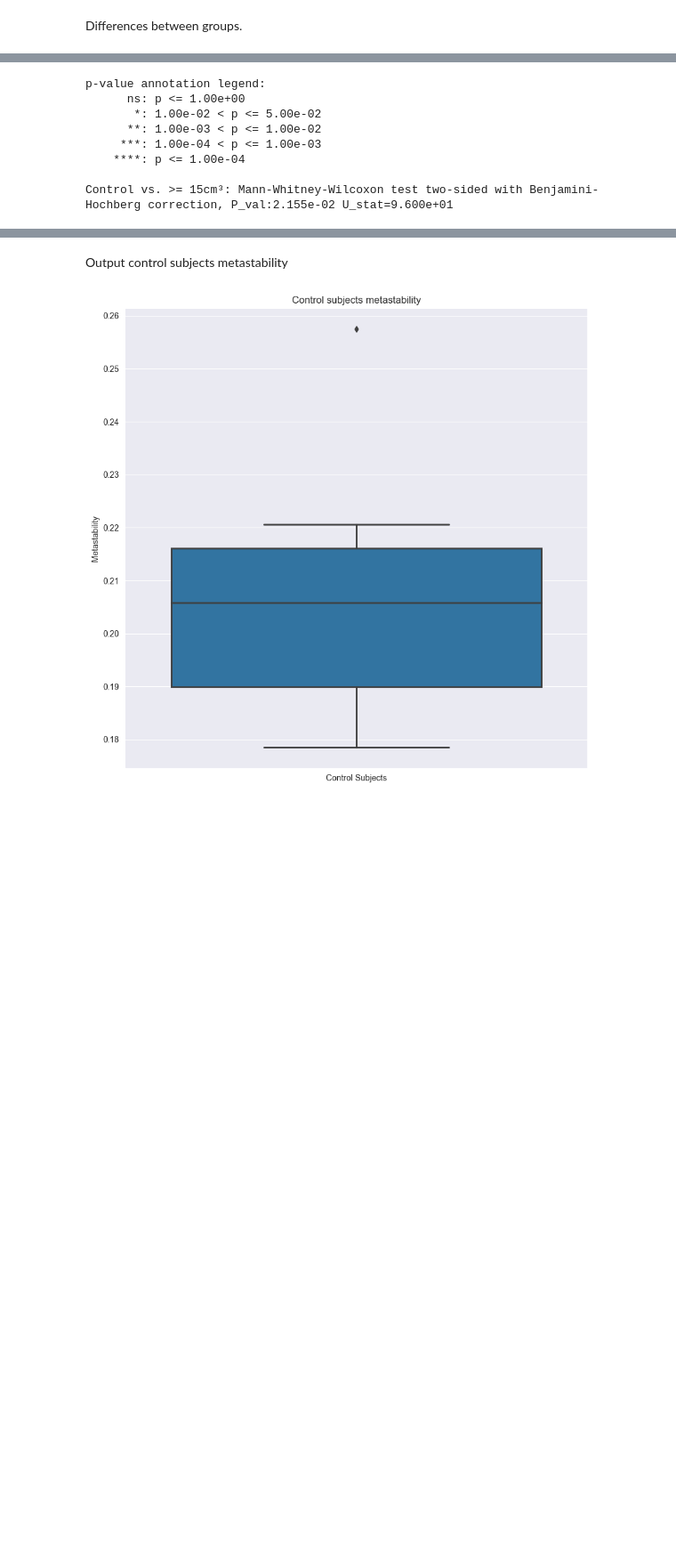
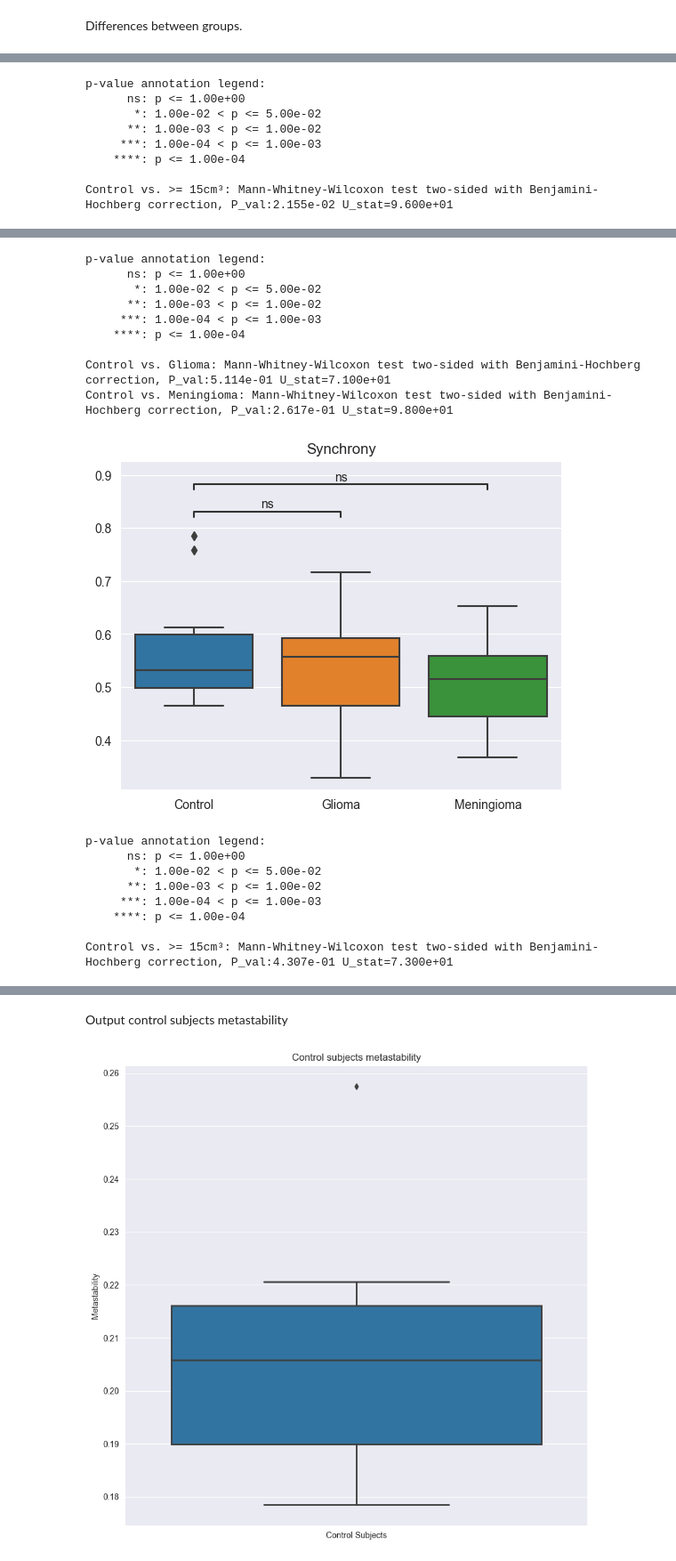
Before and after one commit to ajunca/BrainTumor, a Jupyter notebook: computations/metastability/metastability_basic.ipynb, the cells around one changed output, grey strips where cells are left out. Shown at 89% size. Cells and saved outputs as stored; diff of their text form; code cells hidden in the pictures; blank space fills up the shorter version.

```diff
--- a/computations/metastability/metastability_basic.ipynb
+++ b/computations/metastability/metastability_basic.ipynb
@@ -19,30 +19,67 @@ plotComparisonAcrossLabels2(
 )
 
 plotComparisonAcrossLabels2(
     {
         'Control': [v.metastability for k, v in subjects.get_control_subset().keep_only_from_this_set(metastabilities).items()],
         '>= 15cm³': [v.metastability for k, v in subjects.get_plus_x_cm3_subset(15.0).keep_only_from_this_set(metastabilities).items()],
     },
     graphLabel='Metastability',
     pairs=[('Control', '>= 15cm³')]
 )
+
+plotComparisonAcrossLabels2(
+    {
+        'Control': [v.synchrony for k, v in subjects.get_control_subset().keep_only_from_this_set(metastabilities).items()],
+        'Glioma': [v.synchrony for k, v in subjects.get_glioma_subset().keep_only_from_this_set(metastabilities).items()],
+        'Meningioma': [v.synchrony for k, v in subjects.get_meningioma_subset().keep_only_from_this_set(metastabilities).items()],
+    },
+    graphLabel='Synchrony',
+    pairs=[('Control', 'Glioma'), ('Control', 'Meningioma')]
+)
+
+plotComparisonAcrossLabels2(
+    {
+        'Control': [v.synchrony for k, v in subjects.get_control_subset().keep_only_from_this_set(metastabilities).items()],
+        '>= 15cm³': [v.synchrony for k, v in subjects.get_plus_x_cm3_subset(15.0).keep_only_from_this_set(metastabilities).items()],
+    },
+    graphLabel='Synchrony',
+    pairs=[('Control', '>= 15cm³')]
+)
 # %% [output]
 p-value annotation legend:
       ns: p <= 1.00e+00
        *: 1.00e-02 < p <= 5.00e-02
       **: 1.00e-03 < p <= 1.00e-02
      ***: 1.00e-04 < p <= 1.00e-03
     ****: p <= 1.00e-04
 
 Control vs. Glioma: Mann-Whitney-Wilcoxon test two-sided with Benjamini-Hochberg correction, P_val:8.777e-02 U_stat=8.700e+01
 Control vs. Meningioma: Mann-Whitney-Wilcoxon test two-sided with Benjamini-Hochberg correction, P_val:8.054e-01 U_stat=7.200e+01
 [figure]
 p-value annotation legend:
       ns: p <= 1.00e+00
        *: 1.00e-02 < p <= 5.00e-02
       **: 1.00e-03 < p <= 1.00e-02
      ***: 1.00e-04 < p <= 1.00e-03
     ****: p <= 1.00e-04
 
 Control vs. >= 15cm³: Mann-Whitney-Wilcoxon test two-sided with Benjamini-Hochberg correction, P_val:2.155e-02 U_stat=9.600e+01
 [figure]
+p-value annotation legend:
+      ns: p <= 1.00e+00
+       *: 1.00e-02 < p <= 5.00e-02
+      **: 1.00e-03 < p <= 1.00e-02
+     ***: 1.00e-04 < p <= 1.00e-03
+    ****: p <= 1.00e-04
+
+Control vs. Glioma: Mann-Whitney-Wilcoxon test two-sided with Benjamini-Hochberg correction, P_val:5.114e-01 U_stat=7.100e+01
+Control vs. Meningioma: Mann-Whitney-Wilcoxon test two-sided with Benjamini-Hochberg correction, P_val:2.617e-01 U_stat=9.800e+01
+[figure, added]
+p-value annotation legend:
+      ns: p <= 1.00e+00
+       *: 1.00e-02 < p <= 5.00e-02
+      **: 1.00e-03 < p <= 1.00e-02
+     ***: 1.00e-04 < p <= 1.00e-03
+    ****: p <= 1.00e-04
+
+Control vs. >= 15cm³: Mann-Whitney-Wilcoxon test two-sided with Benjamini-Hochberg correction, P_val:4.307e-01 U_stat=7.300e+01
```
Also changed, not shown: parts of 1 cell of this notebook.
